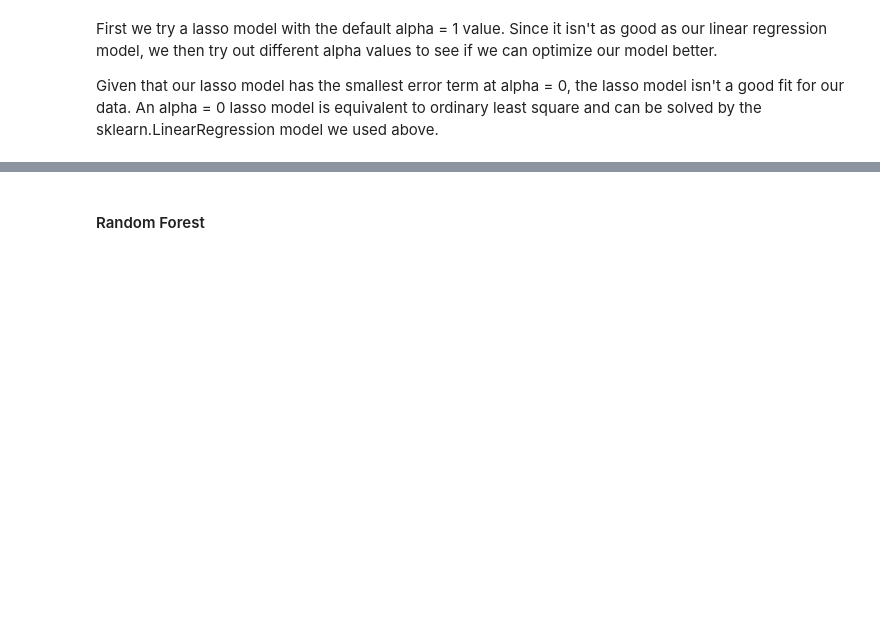
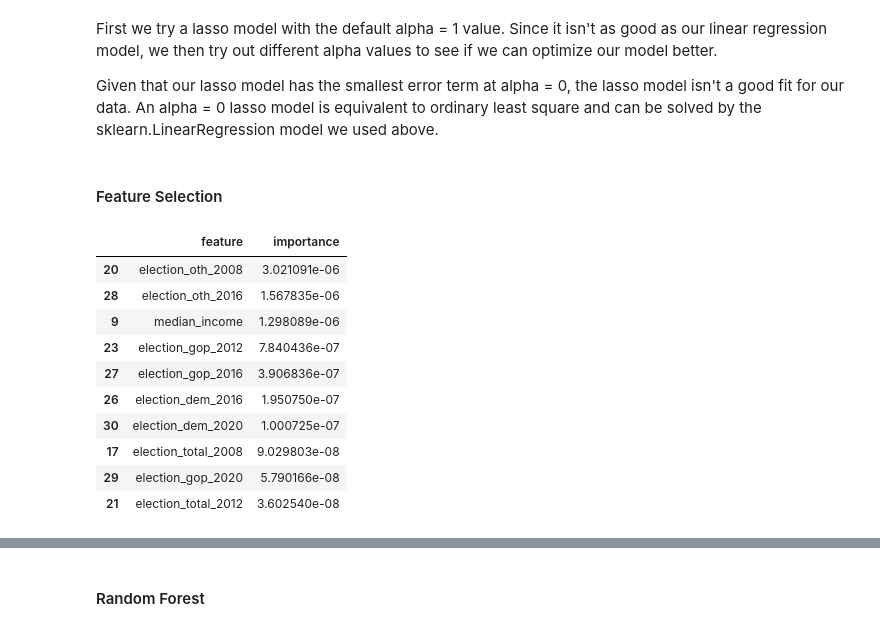
Before and after one commit to kuruparans/covid19-vaccine-hesitancy-analysis, a Jupyter notebook: statistical-modelling.ipynb, the cells around one changed output, grey strips where cells are left out. Saved outputs shown, nothing was run; the diff lists cells and outputs as text; code cells hidden in the pictures; blank space fills up the shorter version.

```diff
--- a/statistical-modelling.ipynb
+++ b/statistical-modelling.ipynb
@@ -257,3 +259,20 @@ Lasso Model (alpha=1) average Cross Val Score):  -0.0364
 First we try a lasso model with the default alpha = 1 value. Since it isn't as good as our linear regression model, we then try out different alpha values to see if we can optimize our model better.
 
 Given that our lasso model has the smallest error term at alpha = 0, the lasso model isn't a good fit for our data. An alpha = 0 lasso model is equivalent to ordinary least square and can be solved by the sklearn.LinearRegression model we used above.
+# %% [markdown]
+#### Feature Selection
+# %%
+lasso_features = pd.DataFrame({'feature': X_train.columns, 'importance': np.abs(lasso.coef_)}).sort_values('importance', ascending=False)
+lasso_features.head(10)
+# %% [output]
+|  | feature | importance |
+| 20 | election_oth_2008 | 3.021091e-06 |
+| 28 | election_oth_2016 | 1.567835e-06 |
+| 9 | median_income | 1.298089e-06 |
+| 23 | election_gop_2012 | 7.840436e-07 |
+| 27 | election_gop_2016 | 3.906836e-07 |
+| 26 | election_dem_2016 | 1.950750e-07 |
+| 30 | election_dem_2020 | 1.000725e-07 |
+| 17 | election_total_2008 | 9.029803e-08 |
+| 29 | election_gop_2020 | 5.790166e-08 |
+| 21 | election_total_2012 | 3.602540e-08 |
```
Also changed, not shown: parts of 12 cells of this notebook.
